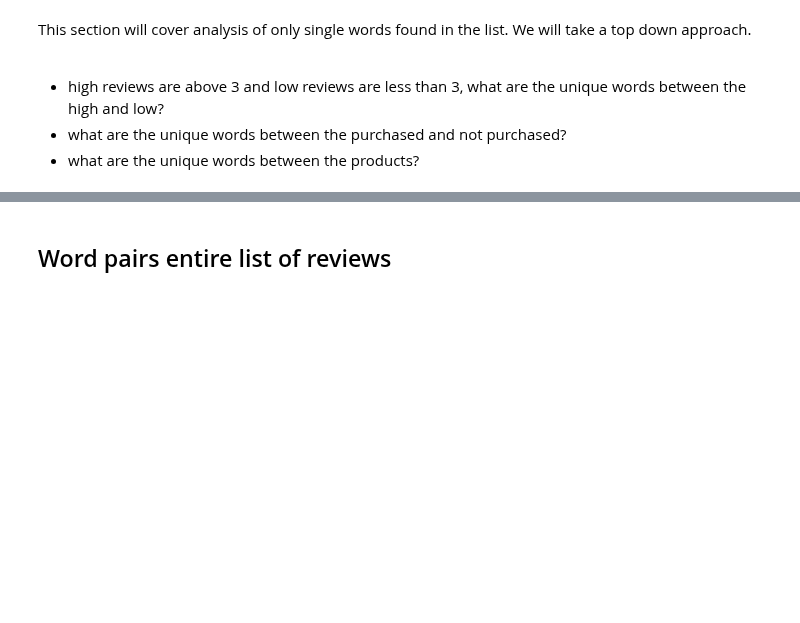
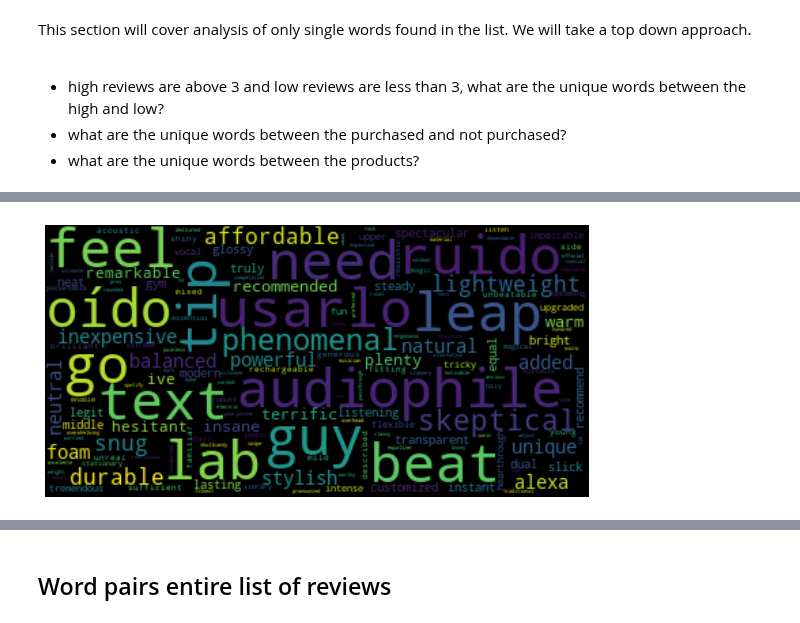
Before and after one commit to datascientistlin/AmazonReviewAnalysis, a Jupyter notebook: Amazon_review_word_exploration.ipynb, the cells around one changed output, grey strips where cells are left out. Saved outputs shown, nothing was run; the diff lists cells and outputs as text; code cells hidden in the pictures; blank space fills up the shorter version.

Commit message:
added word cloud of 5 star review unique words

```diff
--- a/Amazon_review_word_exploration.ipynb
+++ b/Amazon_review_word_exploration.ipynb
@@ -424,0 +463,12 @@ amzn_df.head()
+# %%
+adjCount_temp = highAdjectivesRanking[['words','count']].groupby(['words']).sum().sort_values(by='count',ascending=False).reset_index()
+adjCount_temp2 = lowAdjectivesRanking[['words','count']].groupby(['words']).sum().sort_values(by='count',ascending=False).reset_index()
+
+intersection = adjCount_temp.merge(adjCount_temp2, left_on='words', right_on='words', how='inner')
+intersection
+# highAdjectivesRanking['words'].isin(intersection['words'].unique())
+top_adj_words_df = highAdjectivesRanking[~highAdjectivesRanking['words'].isin(intersection['words'].unique())].groupby('words').sum().sort_values(by='count',ascending=False)
+lower_adj_words_df = lowAdjectivesRanking[~lowAdjectivesRanking['words'].isin(intersection['words'].unique())].groupby('words').sum().sort_values(by='count',ascending=False)
+
+#NOTE: the intersection or ratings 2-4 don't have any good unique words to use, so by using the extremes we can find more uniqueness.
+# intersection
@@ -424,0 +494,32 @@ amzn_df.head()
+# %%
+wordsDump = highAdjectivesRanking[~highAdjectivesRanking['words'].isin(intersection['words'].unique())].groupby('words').sum().sort_values(by='count',ascending=False).reset_index()
+text = wordsDump['words'].apply(lambda x: str(x)).values
+
+text = ' '.join(text)
+# txt = "The rain in Spain"
+# x = re.search("^The.*Spain$", txt)
+
+# import re
+# for elem in text:
+#     print(re.findall(r"\w[\w']+", elem))
+
+
+from wordcloud import WordCloud
+
+# Generate a word cloud image
+# wordcloud = WordCloud().generate(text)
+
+# Display the generated image:
+# the matplotlib way:
+import matplotlib.pyplot as plt
+# plt.imshow(wordcloud, interpolation='bilinear')
+# plt.axis("off")
+
+# lower max_font_size
+wordcloud = WordCloud(max_font_size=40).generate(text)
+plt.figure(figsize=(20,5))
+plt.imshow(wordcloud, interpolation="bilinear")
+plt.axis("off")
+plt.show()
+# %% [output]
+[figure, added]
```
Also changed, not shown: parts of 6 cells of this notebook.
